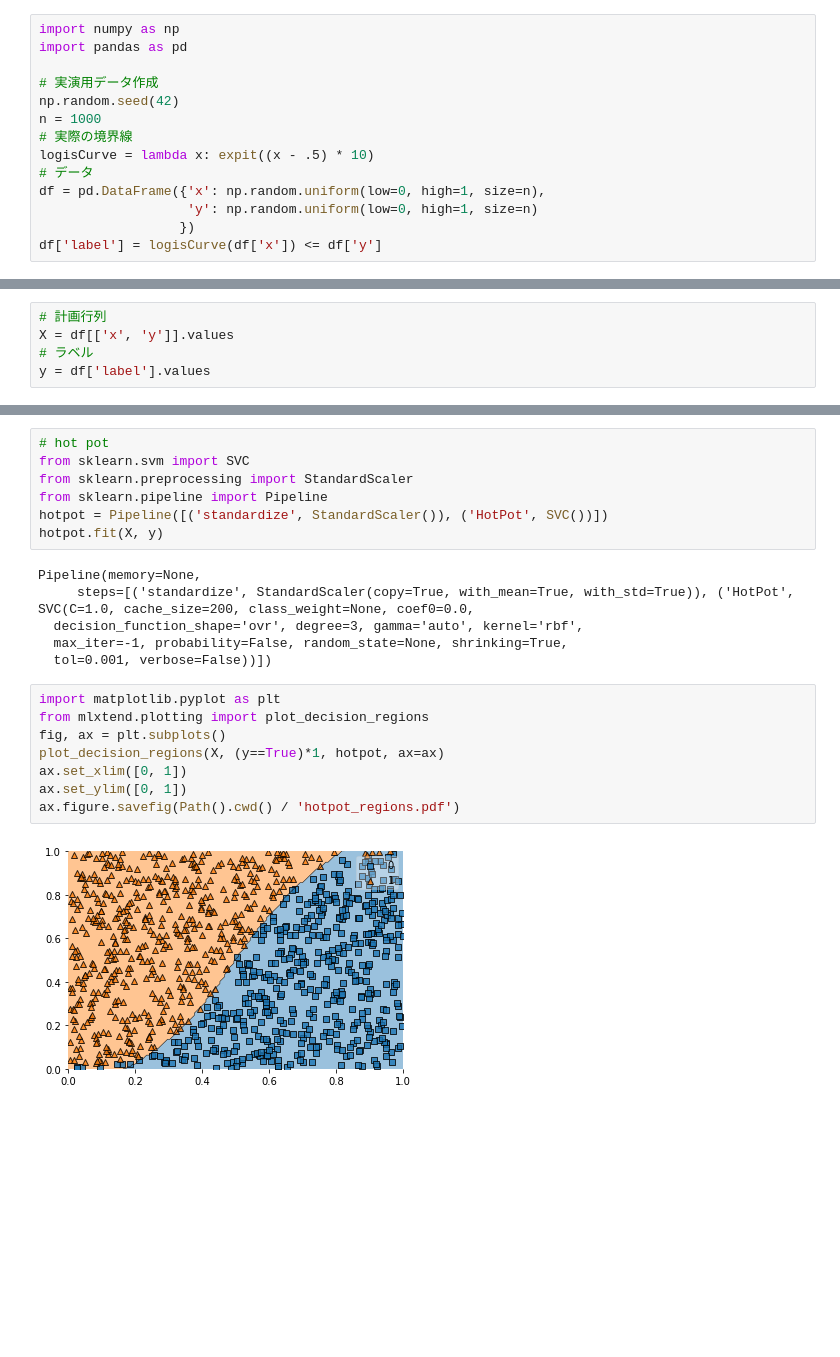
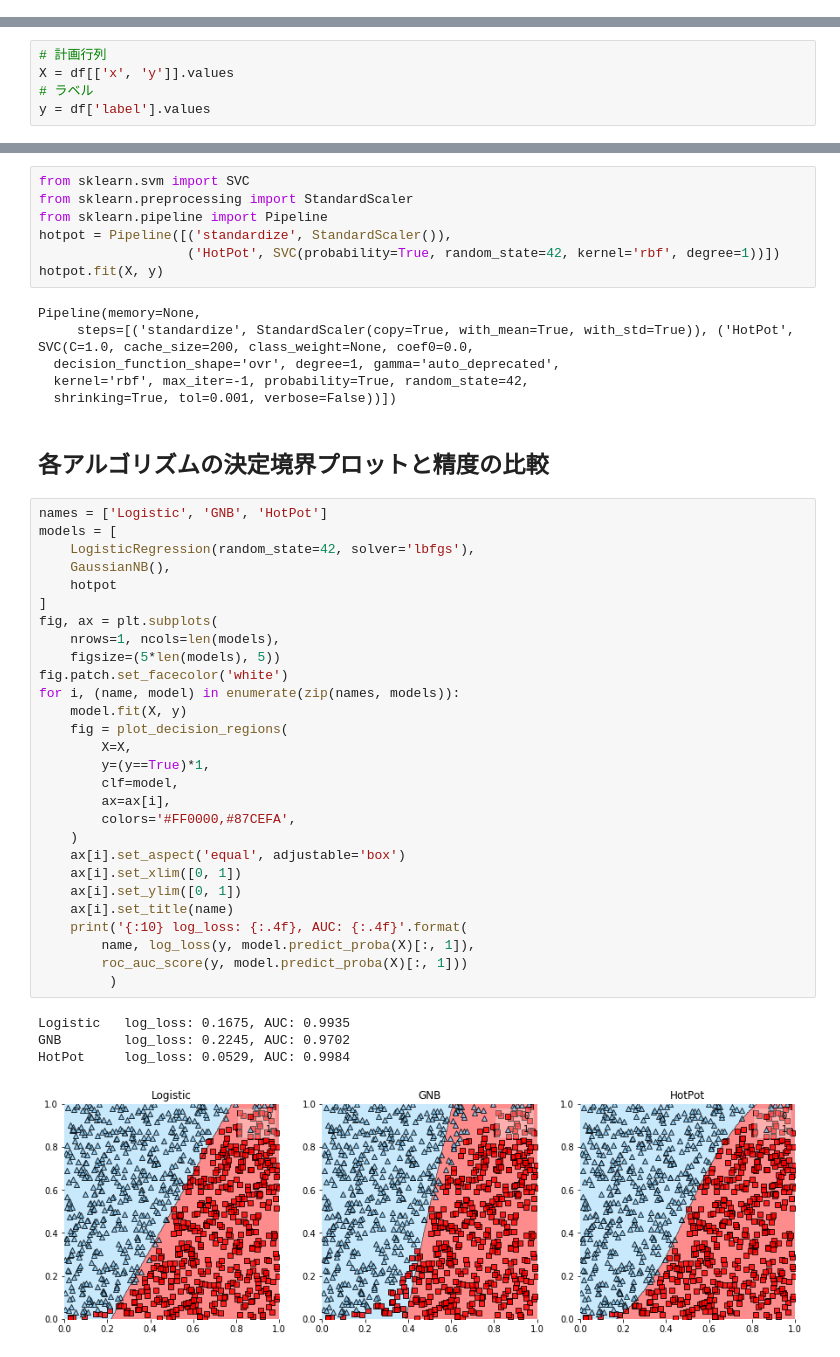
Before and after one commit to Gedevan-Aleksizde/20190401_hotpot, a Jupyter notebook: hotpot.ipynb, the cells around one changed output, grey strips where cells are left out. Drawn from its saved outputs; the diff is of its cells as text; blank space fills up the shorter version.

```diff
--- a/hotpot.ipynb
+++ b/hotpot.ipynb
@@ -48,14 +45,0 @@ print(g)
-# %%
-import numpy as np
-import pandas as pd
-
-# 実演用データ作成
-np.random.seed(42)
-n = 1000
-# 実際の境界線
-logisCurve = lambda x: expit((x - .5) * 10)
-# データ
-df = pd.DataFrame({'x': np.random.uniform(low=0, high=1, size=n),
-                   'y': np.random.uniform(low=0, high=1, size=n)
-                  })
-df['label'] = logisCurve(df['x']) <= df['y']
@@ -76,23 +53,48 @@ y = df['label'].values
 # %%
-# hot pot
 from sklearn.svm import SVC
 from sklearn.preprocessing import StandardScaler
 from sklearn.pipeline import Pipeline
-hotpot = Pipeline([('standardize', StandardScaler()), ('HotPot', SVC())])
+hotpot = Pipeline([('standardize', StandardScaler()),
+                   ('HotPot', SVC(probability=True, random_state=42, kernel='rbf', degree=1))])
 hotpot.fit(X, y)
 # %% [output]
 Pipeline(memory=None,
      steps=[('standardize', StandardScaler(copy=True, with_mean=True, with_std=True)), ('HotPot', SVC(C=1.0, cache_size=200, class_weight=None, coef0=0.0,
-  decision_function_shape='ovr', degree=3, gamma='auto', kernel='rbf',
-  max_iter=-1, probability=False, random_state=None, shrinking=True,
-  tol=0.001, verbose=False))])
+  decision_function_shape='ovr', degree=1, gamma='auto_deprecated',
+  kernel='rbf', max_iter=-1, probability=True, random_state=42,
+  shrinking=True, tol=0.001, verbose=False))])
-# %%
-import matplotlib.pyplot as plt
-from mlxtend.plotting import plot_decision_regions
-fig, ax = plt.subplots()
-plot_decision_regions(X, (y==True)*1, hotpot, ax=ax)
-ax.set_xlim([0, 1])
-ax.set_ylim([0, 1])
-ax.figure.savefig(Path().cwd() / 'hotpot_regions.pdf')
-# %% [output]
-[figure, removed]
+# %% [markdown]
+## 各アルゴリズムの決定境界プロットと精度の比較
+# %%
+names = ['Logistic', 'GNB', 'HotPot']
+models = [
+    LogisticRegression(random_state=42, solver='lbfgs'),
+    GaussianNB(),
+    hotpot
+]
+fig, ax = plt.subplots(
+    nrows=1, ncols=len(models),
+    figsize=(5*len(models), 5))
+fig.patch.set_facecolor('white')
+for i, (name, model) in enumerate(zip(names, models)):
+    model.fit(X, y)
+    fig = plot_decision_regions(
+        X=X,
+        y=(y==True)*1,
+        clf=model,
+        ax=ax[i],
+        colors='#FF0000,#87CEFA',
+    )
+    ax[i].set_aspect('equal', adjustable='box')
+    ax[i].set_xlim([0, 1])
+    ax[i].set_ylim([0, 1])
+    ax[i].set_title(name)
+    print('{:10} log_loss: {:.4f}, AUC: {:.4f}'.format(
+        name, log_loss(y, model.predict_proba(X)[:, 1]),
+        roc_auc_score(y, model.predict_proba(X)[:, 1]))
+         )
+# %% [output]
+Logistic   log_loss: 0.1675, AUC: 0.9935
+GNB        log_loss: 0.2245, AUC: 0.9702
+HotPot     log_loss: 0.0529, AUC: 0.9984
+[figure, added]
```
Also changed, not shown: parts of 6 cells of this notebook, 1 other file.
